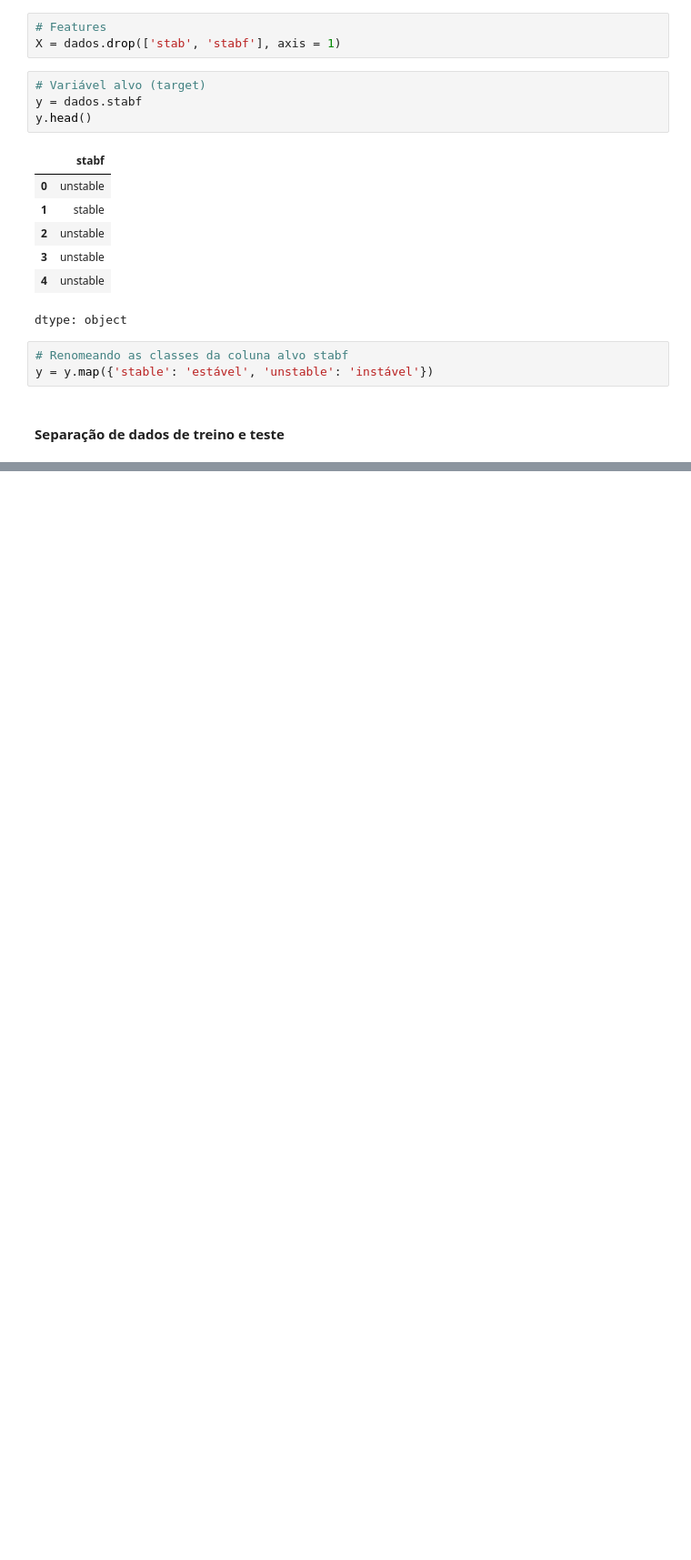
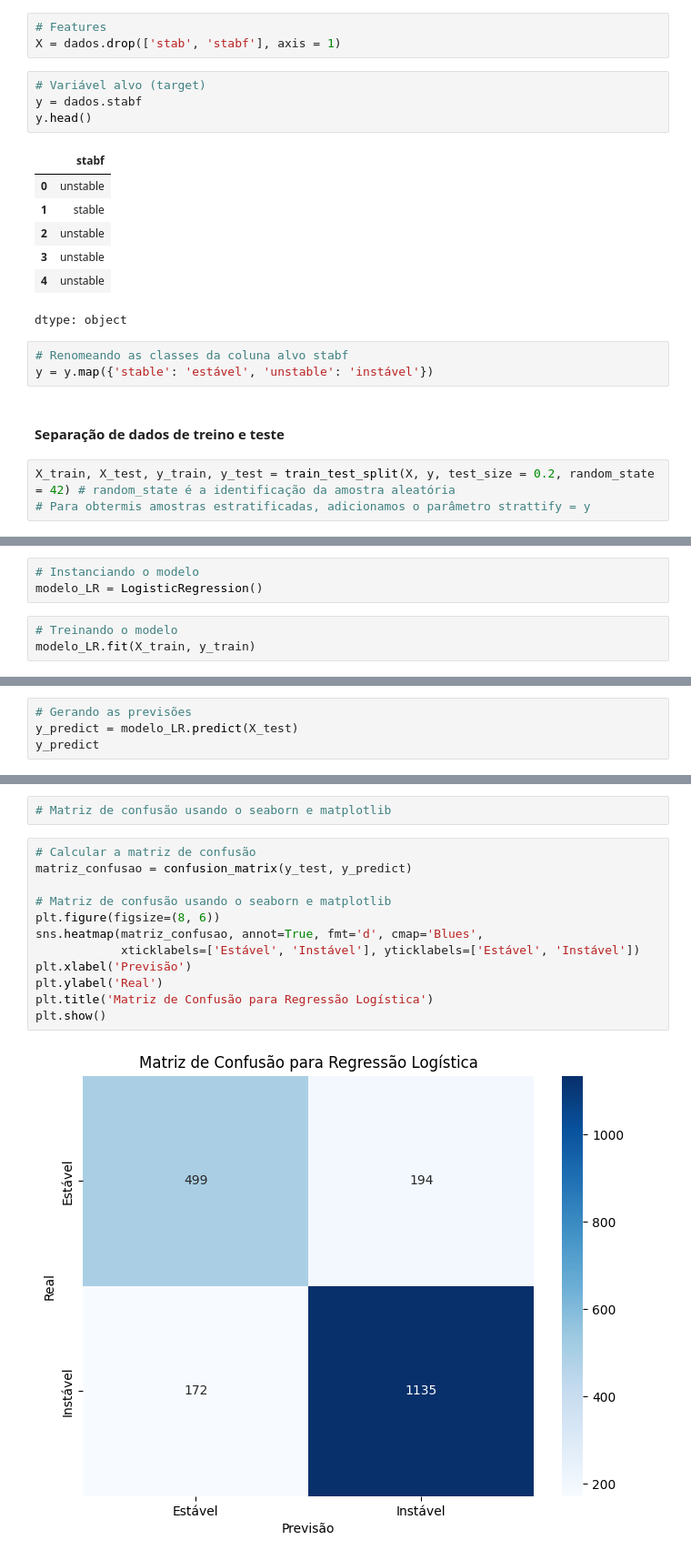
Before and after one commit to pabloRnt/machine-learning_SERS, a Jupyter notebook: SERS.ipynb, the cells around one changed output, grey strips where cells are left out. Shown at 91% size. Saved outputs shown, nothing was run; the diff lists cells and outputs as text; blank space fills up the shorter version.

Commit message:
Add: Treinamento, Geração de previsões e Avaliação do modelo com Matriz de Confusão

```diff
--- a/SERS.ipynb
+++ b/SERS.ipynb
@@ -97,3 +97,6 @@ dtype: object
 y = y.map({'stable': 'estável', 'unstable': 'instável'})
 # %% [markdown]
 #### Separação de dados de treino e teste
+# %%
+X_train, X_test, y_train, y_test = train_test_split(X, y, test_size = 0.2, random_state = 42) # random_state é a identificação da amostra aleatória
+# Para obtermis amostras estratificadas, adicionamos o parâmetro strattify = y
@@ -99,0 +111,6 @@ y = y.map({'stable': 'estável', 'unstable': 'instável'})
+# %%
+# Instanciando o modelo
+modelo_LR = LogisticRegression()
+# %%
+# Treinando o modelo
+modelo_LR.fit(X_train, y_train)
@@ -99,0 +119,4 @@ y = y.map({'stable': 'estável', 'unstable': 'instável'})
+# %%
+# Gerando as previsões
+y_predict = modelo_LR.predict(X_test)
+y_predict
@@ -99,0 +134,16 @@ y = y.map({'stable': 'estável', 'unstable': 'instável'})
+# %%
+# Matriz de confusão usando o seaborn e matplotlib
+# %%
+# Calcular a matriz de confusão
+matriz_confusao = confusion_matrix(y_test, y_predict)
+
+# Matriz de confusão usando o seaborn e matplotlib
+plt.figure(figsize=(8, 6))
+sns.heatmap(matriz_confusao, annot=True, fmt='d', cmap='Blues',
+            xticklabels=['Estável', 'Instável'], yticklabels=['Estável', 'Instável'])
+plt.xlabel('Previsão')
+plt.ylabel('Real')
+plt.title('Matriz de Confusão para Regressão Logística')
+plt.show()
+# %% [output]
+[figure, added]
```
Also changed, not shown: parts of 7 cells of this notebook.
